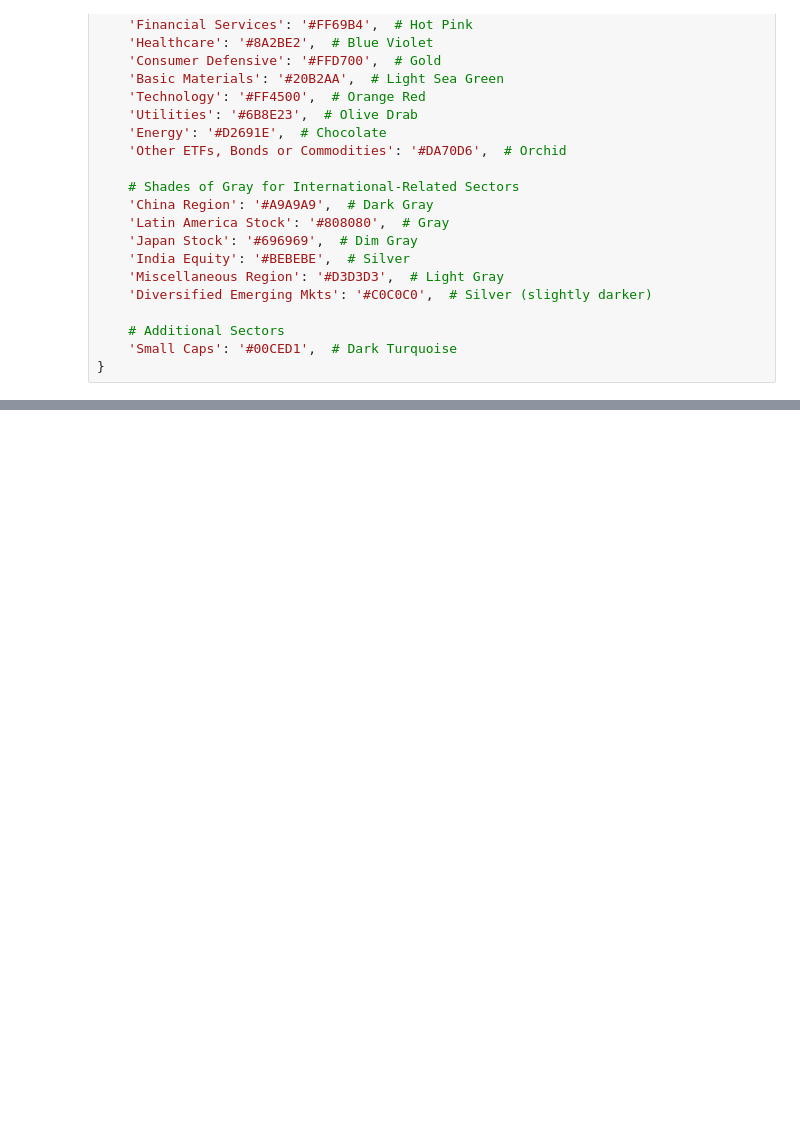
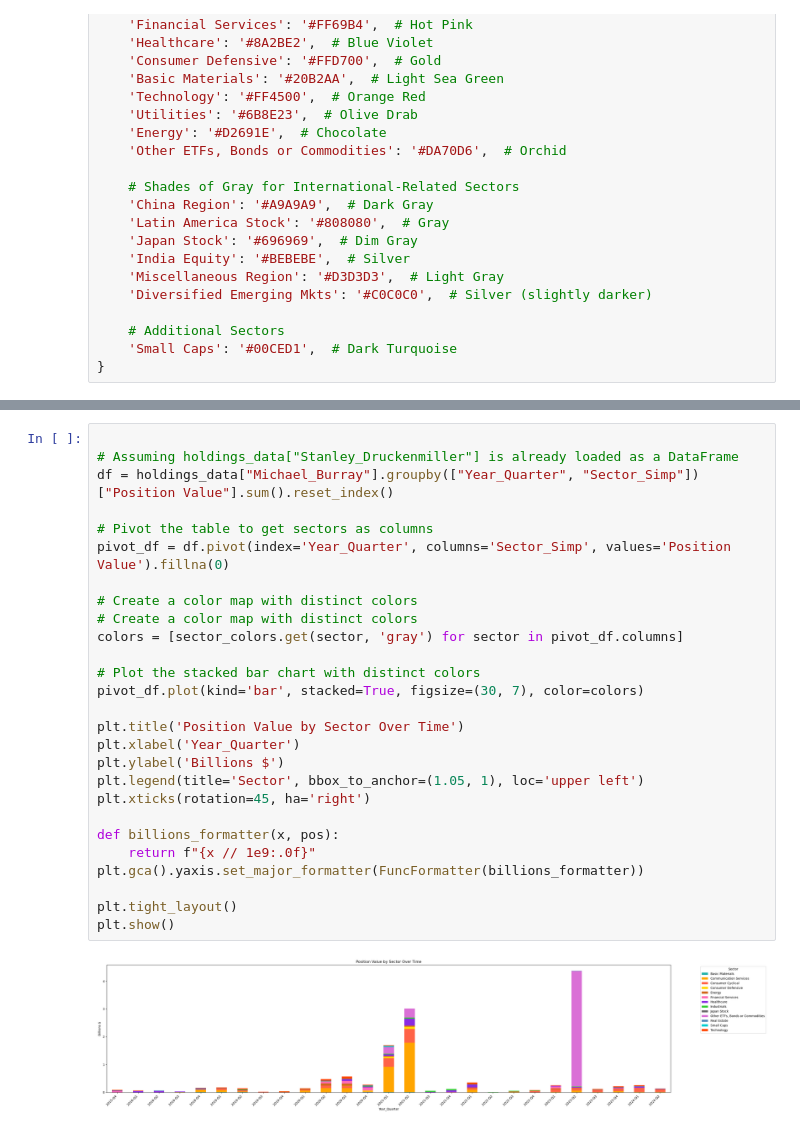
Before and after one commit to brock-fassnacht/Whale_Watchers, a Jupyter notebook: Holdings Analysis - Sectors.ipynb, the cells around one changed output, grey strips where cells are left out. Cells and saved outputs as stored; diff of their text form; blank space fills up the shorter version.

```diff
--- a/Holdings Analysis - Sectors.ipynb
+++ b/Holdings Analysis - Sectors.ipynb
@@ -338,0 +393,29 @@ unique_symbols[unique_symbols["Sector"] == "Health"]
+# %%
+
+# Assuming holdings_data["Stanley_Druckenmiller"] is already loaded as a DataFrame
+df = holdings_data["Michael_Burray"].groupby(["Year_Quarter", "Sector_Simp"])["Position Value"].sum().reset_index()
+
+# Pivot the table to get sectors as columns
+pivot_df = df.pivot(index='Year_Quarter', columns='Sector_Simp', values='Position Value').fillna(0)
+
+# Create a color map with distinct colors
+# Create a color map with distinct colors
+colors = [sector_colors.get(sector, 'gray') for sector in pivot_df.columns]
+
+# Plot the stacked bar chart with distinct colors
+pivot_df.plot(kind='bar', stacked=True, figsize=(30, 7), color=colors)
+
+plt.title('Position Value by Sector Over Time')
+plt.xlabel('Year_Quarter')
+plt.ylabel('Billions $')
+plt.legend(title='Sector', bbox_to_anchor=(1.05, 1), loc='upper left')
+plt.xticks(rotation=45, ha='right')
+
+def billions_formatter(x, pos):
+    return f"{x // 1e9:.0f}"
+plt.gca().yaxis.set_major_formatter(FuncFormatter(billions_formatter))
+
+plt.tight_layout()
+plt.show()
+# %% [output]
+[figure, added]
```
Also changed, not shown: parts of 13 cells of this notebook, 2 other files.
